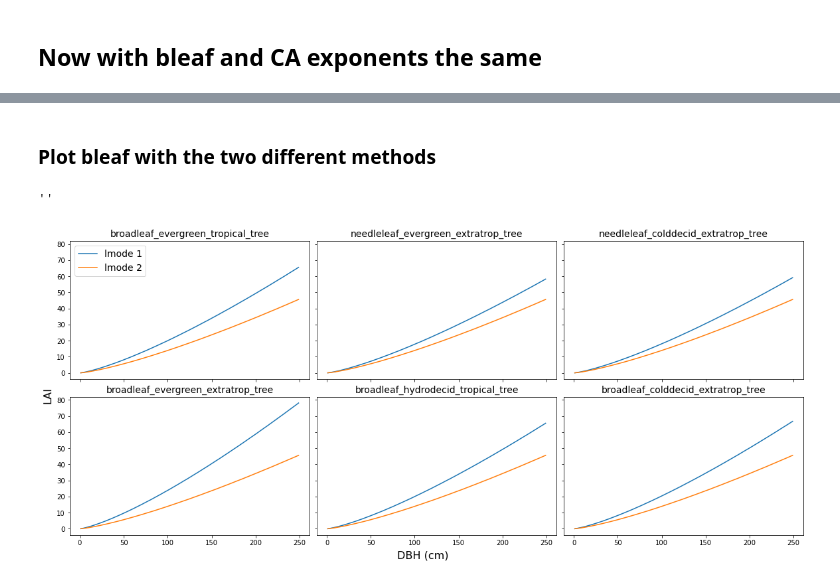
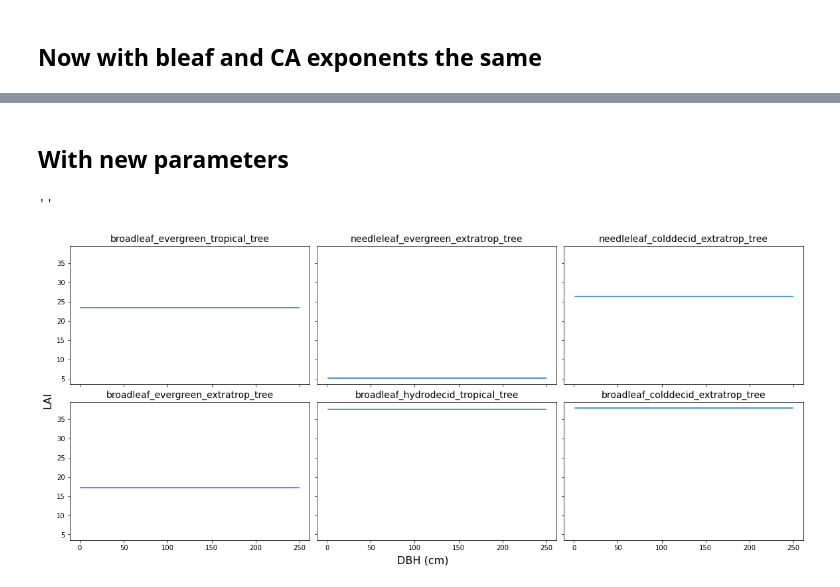
Before and after one commit to JessicaNeedham/FATES-plotting-scripts, a Jupyter notebook: LAI_calculations.ipynb, the cells around one changed output, grey strips where cells are left out. Drawn from its saved outputs; the diff is of its cells as text; code cells hidden in the pictures.

```diff
--- a/LAI_calculations.ipynb
+++ b/LAI_calculations.ipynb
@@ -232,15 +156,0 @@ fig2.supxlabel('DBH (cm)', fontsize=16)
-# %%
-wood_density = [0.548327, 0.442350, 0.454845, 0.754336, 0.548327, 0.566452, 0.7, 0.7, 0.7, 0.7, 0.7, 0.7]
-vcmax25top  = [57.5, 34.1, 33.15, 33.55, 28.7, 31.9, 71.3, 62.1, 37.8, 42.9, 31.2, 78]
-nitr_stoich  = [0.033, 0.029, 0.04, 0.033, 0.04, 0.04, 0.033, 0.04, 0.04, 0.04, 0.04, 0.04]
-slatop = [0.0144, 0.006, 0.0288, 0.0108, 0.036, 0.036, 0.0144, 0.036, 0.036, 0.036, 0.036, 0.03]
-slamax= [0.0954, 0.0954, 0.0954, 0.0954, 0.0954, 0.0954, 0.012, 0.03, 0.03, 0.03, 0.03, 0.03]
-lnc_top =  [a / b for a,  b  in  zip(nitr_stoich,  slatop)]
-umolC_to_kgC = 12.0e-9
-g_per_kg = 1000.0
-d2bl1 = [0.07, 0.07, 0.07, 0.07, 0.07, 0.07, 0.07, 0.07, 0.07, 0.07, 0.07, 0.07]
-d2bl2 =[1.3, 1.3, 1.3, 1.3, 1.3, 1.3, 1.3, 1.3, 1.3, 1.3, 1.3, 1.3]
-blca_expnt_diff = [-0.12366731, -0.3447603, -0.31791391, -0.21568348, -0.12366731, -0.3521357, 0, 0, 0, 0, 0, 0]
-
-cap1 = [a+b for a,b in zip(d2bl2, blca_expnt_diff)]
-print(cap1)
@@ -278,30 +157,34 @@ fig2.supxlabel('DBH (cm)', fontsize=16)
-# %% [markdown]
-### Plot bleaf with the two different methods
-# %%
-fig2, axs = plt.subplots(nrows=2,ncols=3,
-                        figsize=(16,7), constrained_layout=True, sharex=True, sharey=True)
-
-axs = axs.flatten()
-
-# for each tree PFT calculate total vai
-for pf in range(0, 6) :
-
-    dbh = np.arange(1,250,1)
-
-    # calculate leaf carbon
-    leaf_c_curve2 = d2bleaf2(dbh, d2bl1[pf], d2bl2[pf])
-    leaf_c_curve = d2bleaf(dbh, d2bl1[pf], d2bl2[pf], d2bl3[pf], wood_density[pf])
-
-    axs[pf].plot(dbh, leaf_c_curve, label = 'lmode 1')
-    axs[pf].plot(dbh, leaf_c_curve2, label = 'lmode 2')
-
-    axs[pf].set_title(pftnames[pf], fontsize=14)
-
-fig2.supylabel('LAI', fontsize=16)
-fig2.supxlabel('DBH (cm)', fontsize=16)
-
-axs[0].legend(fontsize=14)
-;
-# %% [output]
-''
-[figure, removed]
+# %% [markdown]
+## With new parameters
+# %%
+d2bl1 = [0.8790802, 1.1755777, 0.733626, 1.1086906, 0.8790802, 0.8864, 0.07, 0.07, 0.07, 0.07, 0.07, 0.0]
+d2bl2 =[1.1801142, 0.919205, 1.0073243, 0.982688, 1.1801142, 1.0864168, 1.3, 1.3, 1.3, 1.3, 1.3, 1.3]
+# %%
+fig2, axs = plt.subplots(nrows=2,ncols=3,
+                        figsize=(16,7), constrained_layout=True, sharex=True, sharey=True)
+
+axs = axs.flatten()
+
+# for each tree PFT calculate total vai
+for pf in range(0, 6) :
+
+    dbh = np.arange(1,250,1)
+
+    # calculate leaf carbon
+    leaf_c_curve = d2bleaf(dbh, d2bl1[pf], d2bl2[pf])
+
+    # calculate crown area
+    ca_curve = d2ca(dbh, d2bl2[pf])
+
+    lai_curve = [tree_lai( leaf_c, c_area, vcmax25top[pf], slatop[pf], slamax[pf])
+             for leaf_c, c_area in zip(leaf_c_curve, ca_curve)]
+
+    axs[pf].plot(dbh, lai_curve)
+    axs[pf].set_title(pftnames[pf], fontsize=14)
+
+fig2.supylabel('LAI', fontsize=16)
+fig2.supxlabel('DBH (cm)', fontsize=16)
+;
+# %% [output]
+''
+[figure, added]
```
Also changed, not shown: parts of 17 cells of this notebook.
